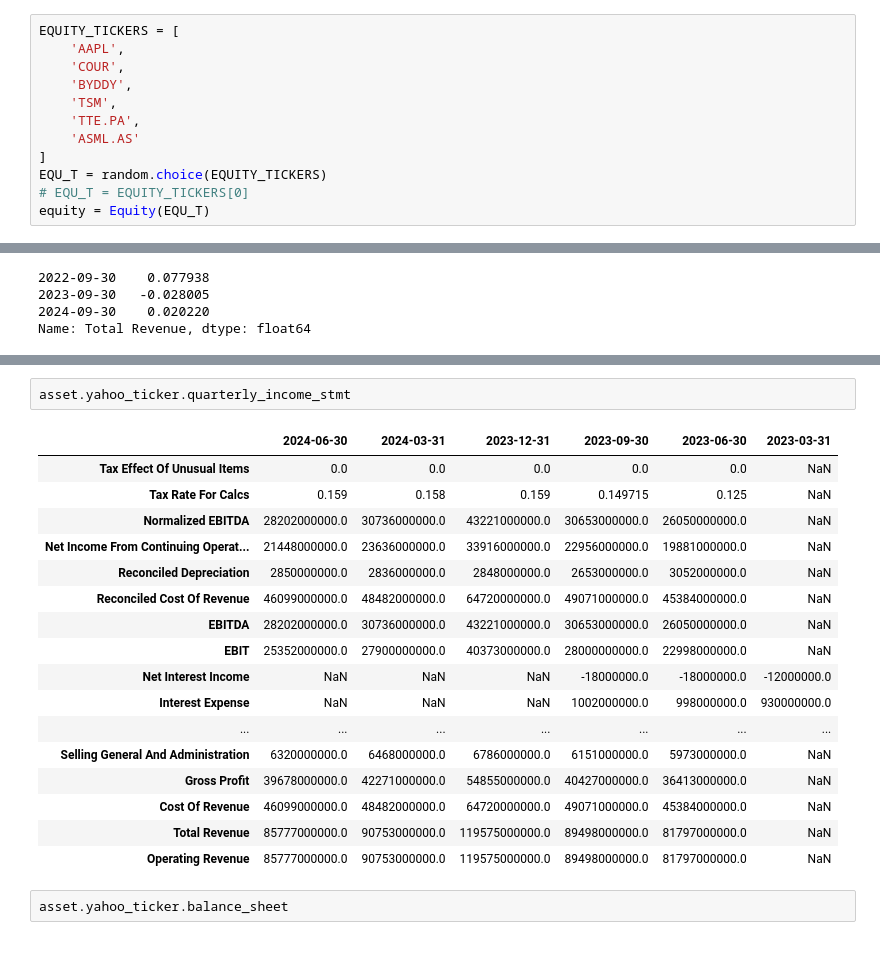
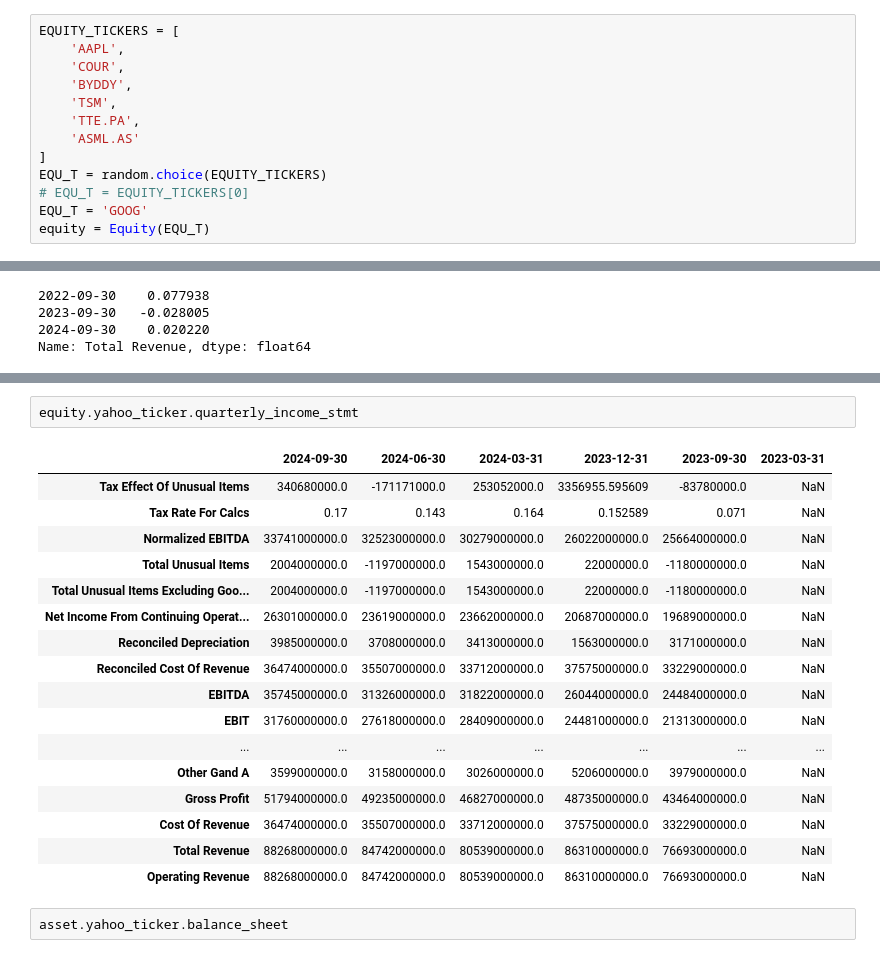
Before and after one commit to jlchereau/finance, a Jupyter notebook: src/asset.ipynb, the cells around one changed output, grey strips where cells are left out. Saved outputs shown, nothing was run; the diff lists cells and outputs as text.

```diff
--- a/src/asset.ipynb
+++ b/src/asset.ipynb
@@ -61,6 +65,7 @@ EQUITY_TICKERS = [
 ]
 EQU_T = random.choice(EQUITY_TICKERS)
 # EQU_T = EQUITY_TICKERS[0]
+EQU_T = 'GOOG'
 equity = Equity(EQU_T)
 # %% [markdown]
 ### Information report
@@ -142,23 +131,23 @@ asset.yahoo_ticker.income_stmt
 # %%
-asset.yahoo_ticker.quarterly_income_stmt
+equity.yahoo_ticker.quarterly_income_stmt
 # %% [output]
-|  | 2024-06-30 | 2024-03-31 | 2023-12-31 | 2023-09-30 | 2023-06-30 | 2023-03-31 |
-| Tax Effect Of Unusual Items | 0.0 | 0.0 | 0.0 | 0.0 | 0.0 | NaN |
-| Tax Rate For Calcs | 0.159 | 0.158 | 0.159 | 0.149715 | 0.125 | NaN |
-| Normalized EBITDA | 28202000000.0 | 30736000000.0 | 43221000000.0 | 30653000000.0 | 26050000000.0 | NaN |
-| Net Income From Continuing Operat... | 21448000000.0 | 23636000000.0 | 33916000000.0 | 22956000000.0 | 19881000000.0 | NaN |
-| Reconciled Depreciation | 2850000000.0 | 2836000000.0 | 2848000000.0 | 2653000000.0 | 3052000000.0 | NaN |
-| Reconciled Cost Of Revenue | 46099000000.0 | 48482000000.0 | 64720000000.0 | 49071000000.0 | 45384000000.0 | NaN |
-| EBITDA | 28202000000.0 | 30736000000.0 | 43221000000.0 | 30653000000.0 | 26050000000.0 | NaN |
-| EBIT | 25352000000.0 | 27900000000.0 | 40373000000.0 | 28000000000.0 | 22998000000.0 | NaN |
-| Net Interest Income | NaN | NaN | NaN | -18000000.0 | -18000000.0 | -12000000.0 |
-| Interest Expense | NaN | NaN | NaN | 1002000000.0 | 998000000.0 | 930000000.0 |
+|  | 2024-09-30 | 2024-06-30 | 2024-03-31 | 2023-12-31 | 2023-09-30 | 2023-03-31 |
+| Tax Effect Of Unusual Items | 340680000.0 | -171171000.0 | 253052000.0 | 3356955.595609 | -83780000.0 | NaN |
+| Tax Rate For Calcs | 0.17 | 0.143 | 0.164 | 0.152589 | 0.071 | NaN |
+| Normalized EBITDA | 33741000000.0 | 32523000000.0 | 30279000000.0 | 26022000000.0 | 25664000000.0 | NaN |
+| Total Unusual Items | 2004000000.0 | -1197000000.0 | 1543000000.0 | 22000000.0 | -1180000000.0 | NaN |
+| Total Unusual Items Excluding Goo... | 2004000000.0 | -1197000000.0 | 1543000000.0 | 22000000.0 | -1180000000.0 | NaN |
+| Net Income From Continuing Operat... | 26301000000.0 | 23619000000.0 | 23662000000.0 | 20687000000.0 | 19689000000.0 | NaN |
+| Reconciled Depreciation | 3985000000.0 | 3708000000.0 | 3413000000.0 | 1563000000.0 | 3171000000.0 | NaN |
+| Reconciled Cost Of Revenue | 36474000000.0 | 35507000000.0 | 33712000000.0 | 37575000000.0 | 33229000000.0 | NaN |
+| EBITDA | 35745000000.0 | 31326000000.0 | 31822000000.0 | 26044000000.0 | 24484000000.0 | NaN |
+| EBIT | 31760000000.0 | 27618000000.0 | 28409000000.0 | 24481000000.0 | 21313000000.0 | NaN |
 | ... | ... | ... | ... | ... | ... | ... |
-| Selling General And Administration | 6320000000.0 | 6468000000.0 | 6786000000.0 | 6151000000.0 | 5973000000.0 | NaN |
-| Gross Profit | 39678000000.0 | 42271000000.0 | 54855000000.0 | 40427000000.0 | 36413000000.0 | NaN |
-| Cost Of Revenue | 46099000000.0 | 48482000000.0 | 64720000000.0 | 49071000000.0 | 45384000000.0 | NaN |
-| Total Revenue | 85777000000.0 | 90753000000.0 | 119575000000.0 | 89498000000.0 | 81797000000.0 | NaN |
-| Operating Revenue | 85777000000.0 | 90753000000.0 | 119575000000.0 | 89498000000.0 | 81797000000.0 | NaN |
+| Other Gand A | 3599000000.0 | 3158000000.0 | 3026000000.0 | 5206000000.0 | 3979000000.0 | NaN |
+| Gross Profit | 51794000000.0 | 49235000000.0 | 46827000000.0 | 48735000000.0 | 43464000000.0 | NaN |
+| Cost Of Revenue | 36474000000.0 | 35507000000.0 | 33712000000.0 | 37575000000.0 | 33229000000.0 | NaN |
+| Total Revenue | 88268000000.0 | 84742000000.0 | 80539000000.0 | 86310000000.0 | 76693000000.0 | NaN |
+| Operating Revenue | 88268000000.0 | 84742000000.0 | 80539000000.0 | 86310000000.0 | 76693000000.0 | NaN |
 # %%
 asset.yahoo_ticker.balance_sheet
 # %% [output]
```
Also changed, not shown: parts of 8 cells of this notebook, 8 other files.
